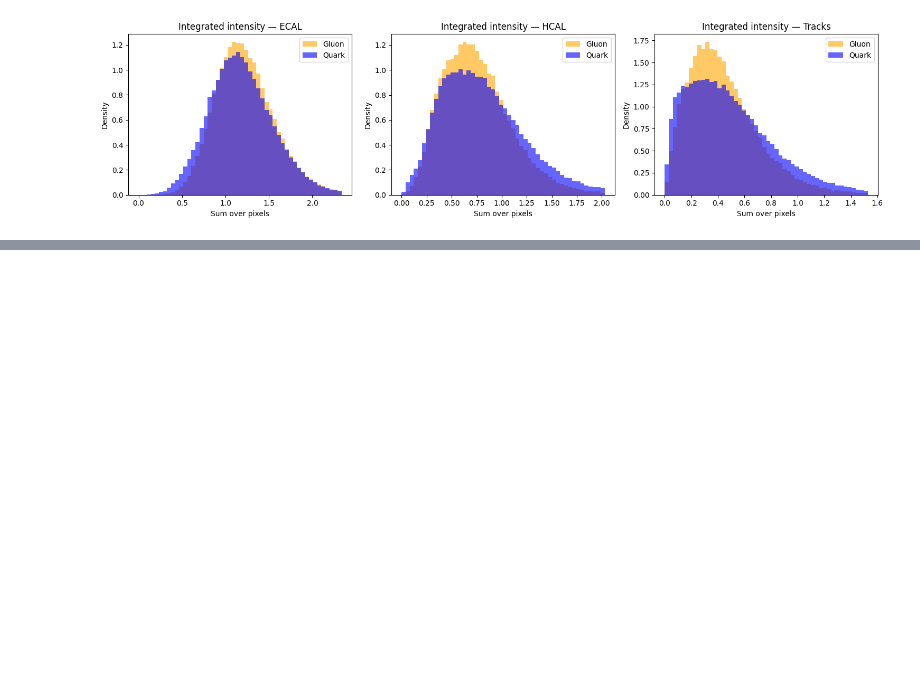
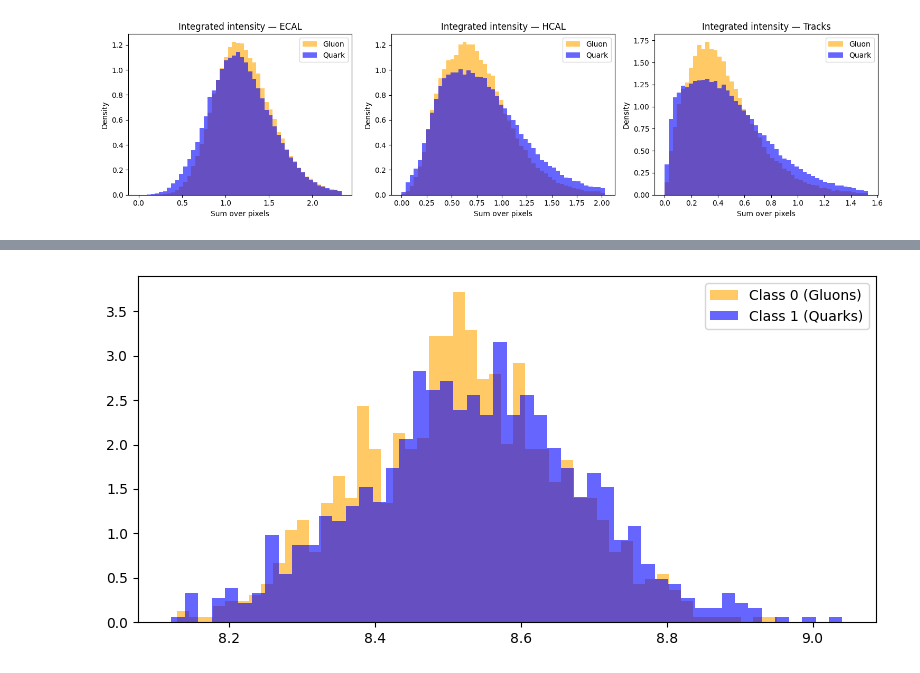
Before and after one commit to felipetp-ctrl/gsoc-ml4sci-genie-submission, a Jupyter notebook: common_task_2.ipynb, the cells around one changed output, grey strips where cells are left out. Saved outputs shown, nothing was run; the diff lists cells and outputs as text; code cells hidden in the pictures; blank space fills up the shorter version.

```diff
--- a/common_task_2.ipynb
+++ b/common_task_2.ipynb
@@ -221,0 +376,22 @@ plot_channel_intensity(X, y)
+# %%
+degree_per_graph = []
+
+for g in sampled_graphs:
+    avg_degree = degree(g.edge_index[0], num_nodes=g.num_nodes).mean().item()
+    degree_per_graph.append(avg_degree)
+
+degree_per_graph = np.array(degree_per_graph)
+# %%
+def plot_avg_degree(degree_per_graph, sampled_y):
+    fig, ax = plt.subplots(figsize=(8,4))
+
+    ax.hist(degree_per_graph[sampled_y == 0], bins=50, alpha=0.6, color='orange', label='Class 0 (Gluons)', density=True)
+    ax.hist(degree_per_graph[sampled_y == 1], bins=50, alpha=0.6, color='blue', label='Class 1 (Quarks)', density=True)
+    ax.legend()
+
+    plt.tight_layout()
+    plt.show()
+
+plot_avg_degree(degree_per_graph, sampled_y)
+# %% [output]
+[figure, added]
```
Also changed, not shown: parts of 23 cells of this notebook.
